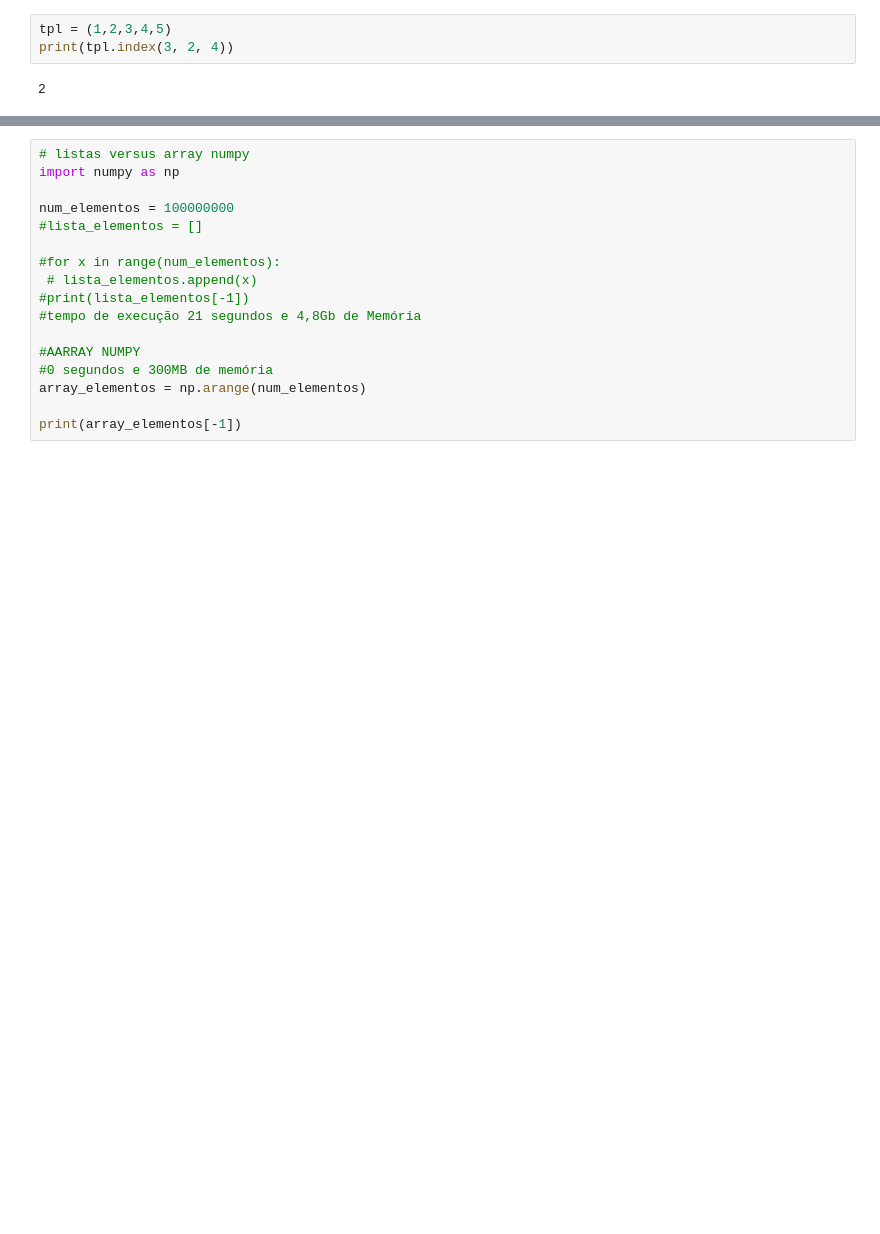
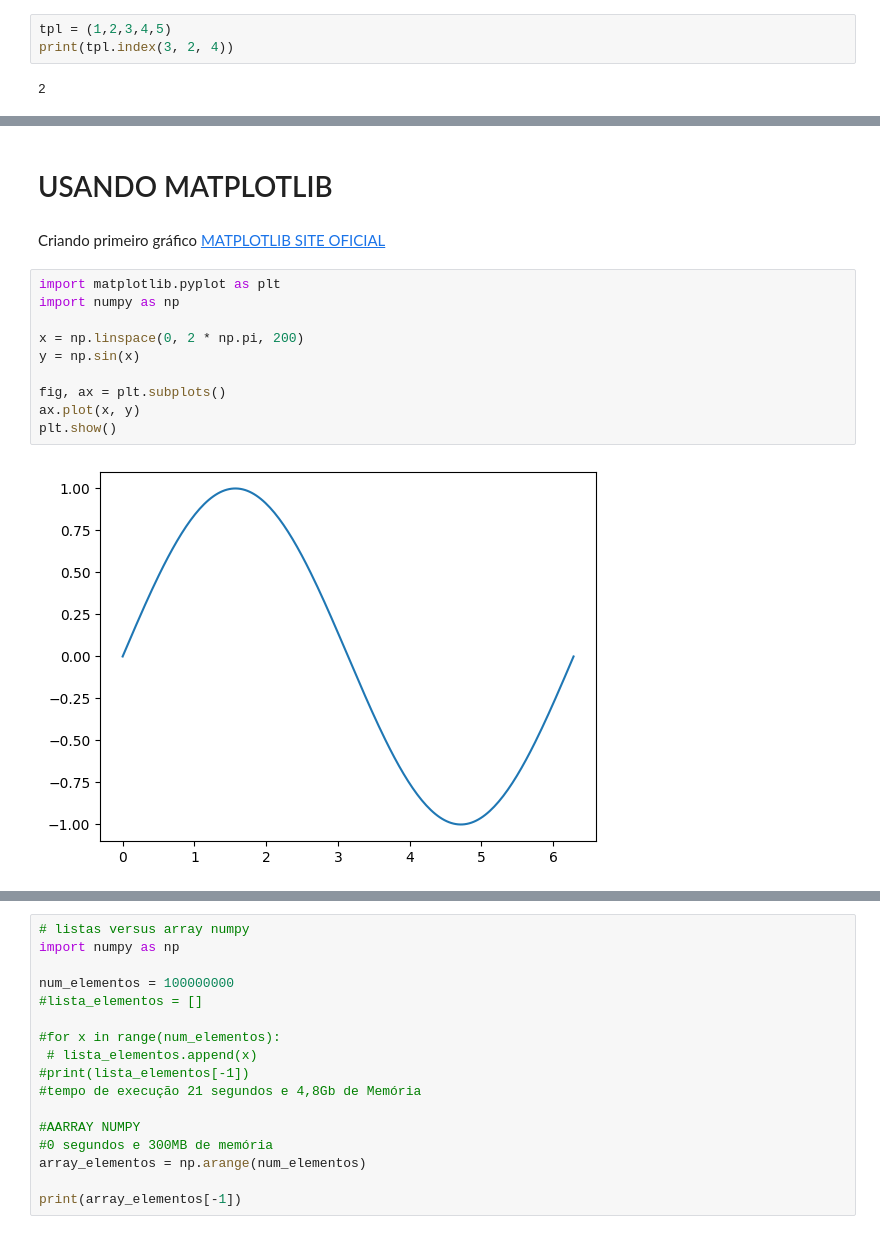
Before and after one commit to VonBeckera/Estudos-Python-Java, a Jupyter notebook: Estudos_python_davi_becker.ipynb, the cells around one changed output, grey strips where cells are left out. Saved outputs shown, nothing was run; the diff lists cells and outputs as text; blank space fills up the shorter version.

```diff
--- a/Estudos_python_davi_becker.ipynb
+++ b/Estudos_python_davi_becker.ipynb
@@ -3184,0 +3396,17 @@ O número 3 não foi encontrado
+# %% [markdown]
+# USANDO MATPLOTLIB
+# %% [markdown]
+Criando primeiro gráfico
+[MATPLOTLIB SITE OFICIAL](https://matplotlib.org/stable/users/getting_started/)
+# %%
+import matplotlib.pyplot as plt
+import numpy as np
+
+x = np.linspace(0, 2 * np.pi, 200)
+y = np.sin(x)
+
+fig, ax = plt.subplots()
+ax.plot(x, y)
+plt.show()
+# %% [output]
+[figure, added]
```
Also changed, not shown: parts of 28 cells of this notebook.
